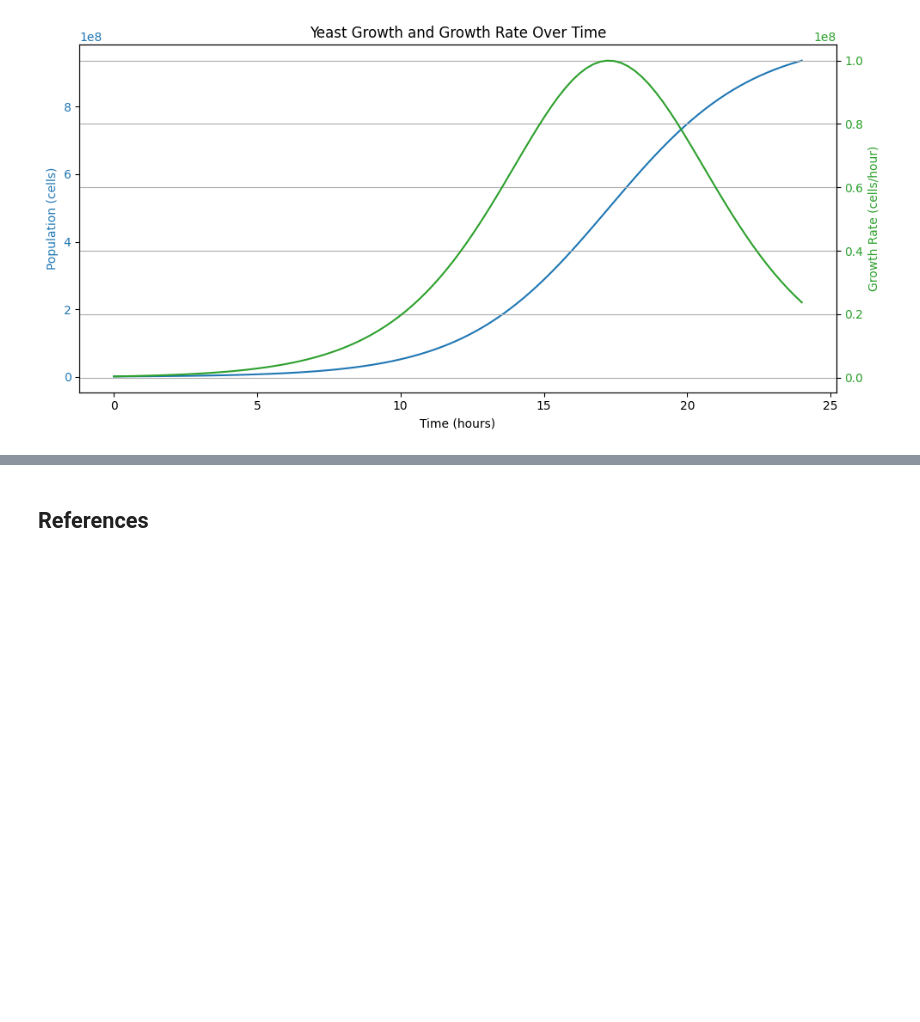
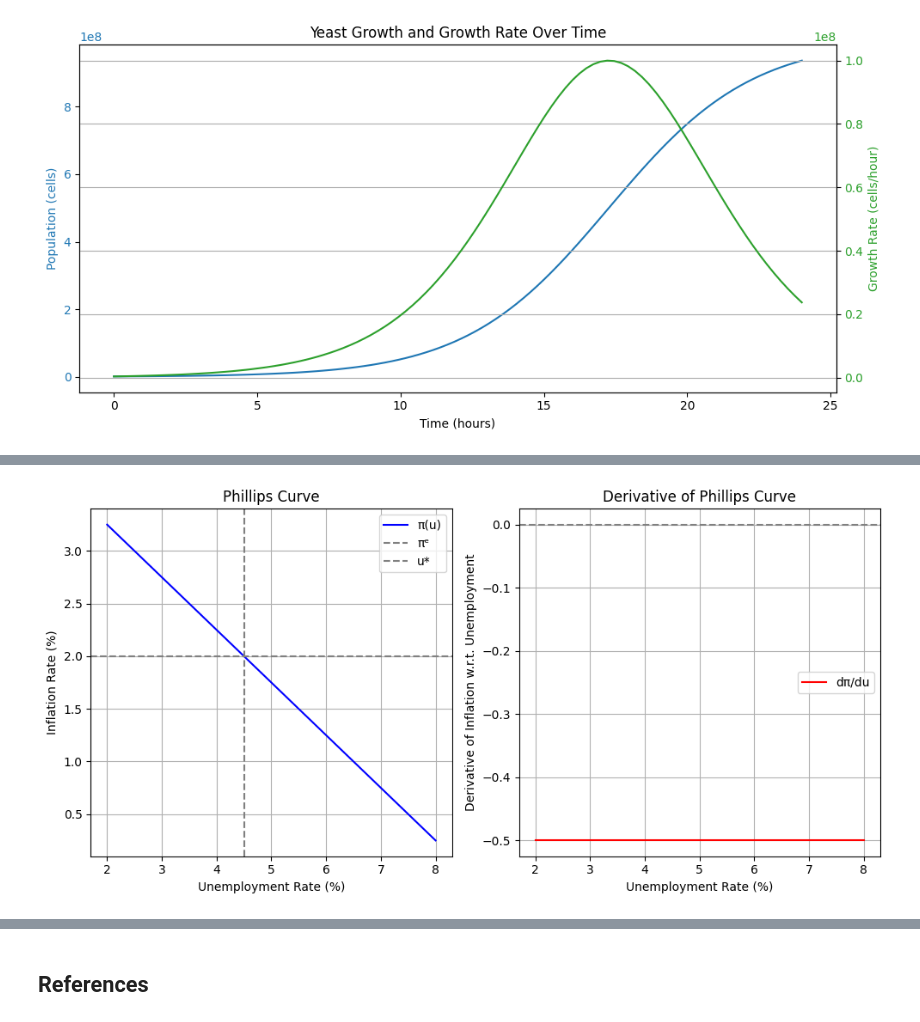
Before and after one commit to dbremont/algorithms, a Jupyter notebook: cm/differential.ipynb, the cells around one changed output, grey strips where cells are left out. Saved outputs shown, nothing was run; the diff lists cells and outputs as text; code cells hidden in the pictures; blank space fills up the shorter version.

```diff
--- a/cm/differential.ipynb
+++ b/cm/differential.ipynb
@@ -131,0 +149,50 @@ plt.show()
+# %%
+import numpy as np
+import matplotlib.pyplot as plt
+
+# Parameters
+pi_e = 2.0      # Expected inflation (%)
+u_star = 4.5    # Natural unemployment rate (%)
+beta = 0.5      # Slope coefficient
+
+# Phillips Curve function
+def phillips_curve(u):
+    return pi_e - beta * (u - u_star)
+
+# Derivative: dπ/du = -β (constant)
+def phillips_derivative(u):
+    return -beta * np.ones_like(u)
+
+# Range of unemployment values
+u_vals = np.linspace(2, 8, 100)
+pi_vals = phillips_curve(u_vals)
+dpi_vals = phillips_derivative(u_vals)
+
+# Plotting
+plt.figure(figsize=(10, 5))
+
+# Plot the Phillips Curve
+plt.subplot(1, 2, 1)
+plt.plot(u_vals, pi_vals, label="π(u)", color='blue')
+plt.axhline(pi_e, linestyle='--', color='gray', label='πᵉ')
+plt.axvline(u_star, linestyle='--', color='gray', label='u*')
+plt.xlabel("Unemployment Rate (%)")
+plt.ylabel("Inflation Rate (%)")
+plt.title("Phillips Curve")
+plt.grid(True)
+plt.legend()
+
+# Plot the derivative
+plt.subplot(1, 2, 2)
+plt.plot(u_vals, dpi_vals, label="dπ/du", color='red')
+plt.axhline(0, linestyle='--', color='gray')
+plt.xlabel("Unemployment Rate (%)")
+plt.ylabel("Derivative of Inflation w.r.t. Unemployment")
+plt.title("Derivative of Phillips Curve")
+plt.grid(True)
+plt.legend()
+
+plt.tight_layout()
+plt.show()
+# %% [output]
+[figure, added]
```
Also changed, not shown: parts of 14 cells of this notebook.
